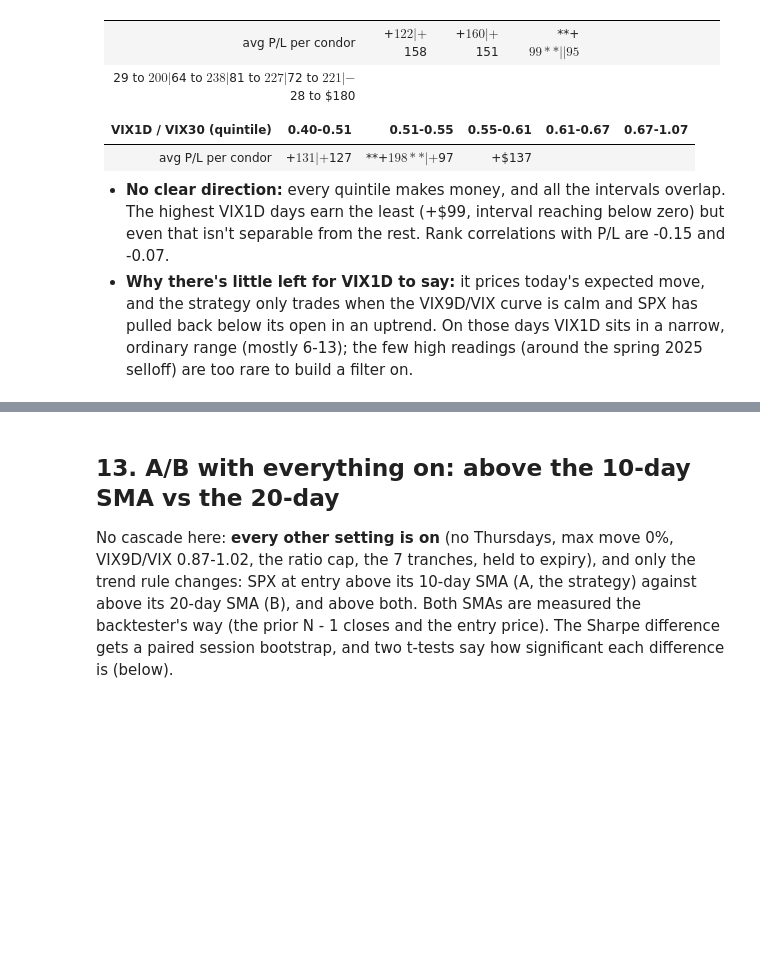
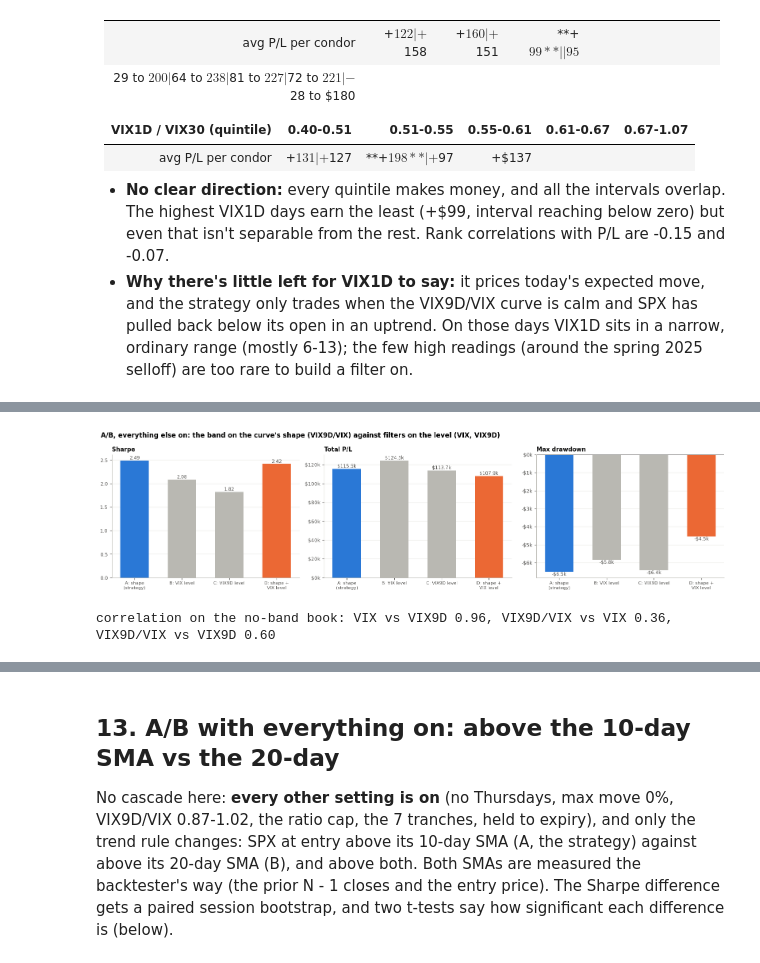
Before and after one commit to adam-masri24/ic-strat-notebooks, a Jupyter notebook: strategies/ic_strat/notebooks/ic_analysis.ipynb, the cells around one changed output, grey strips where cells are left out. Drawn from its saved outputs; the diff is of its cells as text; code cells hidden in the pictures; blank space fills up the shorter version.

Commit message:
Shape vs level: A/B of the VIX9D/VIX band against VIX and VIX9D level filters
Co-Authored-By: Claude Opus 5.5 (1M context) <noreply@anthropic.com>

```diff
--- a/strategies/ic_strat/notebooks/ic_analysis.ipynb
+++ b/strategies/ic_strat/notebooks/ic_analysis.ipynb
@@ -1872,0 +1886,12 @@ curve's shape, not its level. Correlation with P/L is small everywhere (credit +
+# %%
+sl = casc.shape_level
+cs.fig_shape_vs_level(sl); plt.show()
+print(f"correlation on the no-band book: VIX vs VIX9D {sl.attrs['corr_vix_vix9d']:.2f}, VIX9D/VIX vs VIX {sl.attrs['corr_shape_vix']:.2f}, "
+      f"VIX9D/VIX vs VIX9D {sl.attrs['corr_shape_vix9d']:.2f}")
+view = sl[["trades", "total_pl", "sharpe", "sharpe_to_2024", "sharpe_from_2025", "max_drawdown", "sharpe_vs_A", "ci_low", "ci_high",
+           "p_better_than_A", "t_sharpe", "p_sharpe", "t_daily_pl", "p_daily_pl"]].astype(float).round(3)
+view.attrs = {}
+display(view.T)
+# %% [output]
+[figure, added]
+correlation on the no-band book: VIX vs VIX9D 0.96, VIX9D/VIX vs VIX 0.36, VIX9D/VIX vs VIX9D 0.60
```
Also changed, not shown: parts of 3 cells of this notebook, 8 other files.
